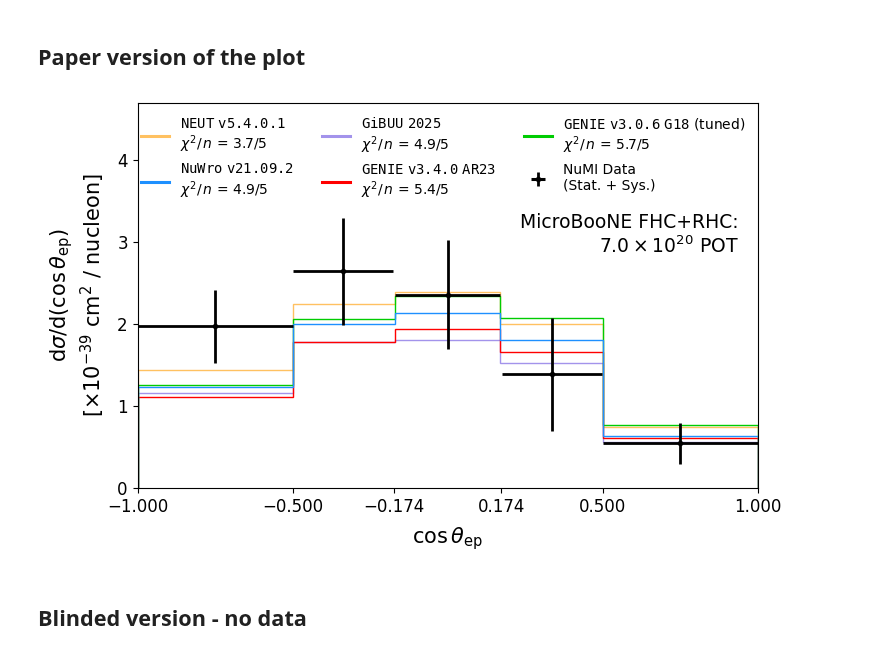
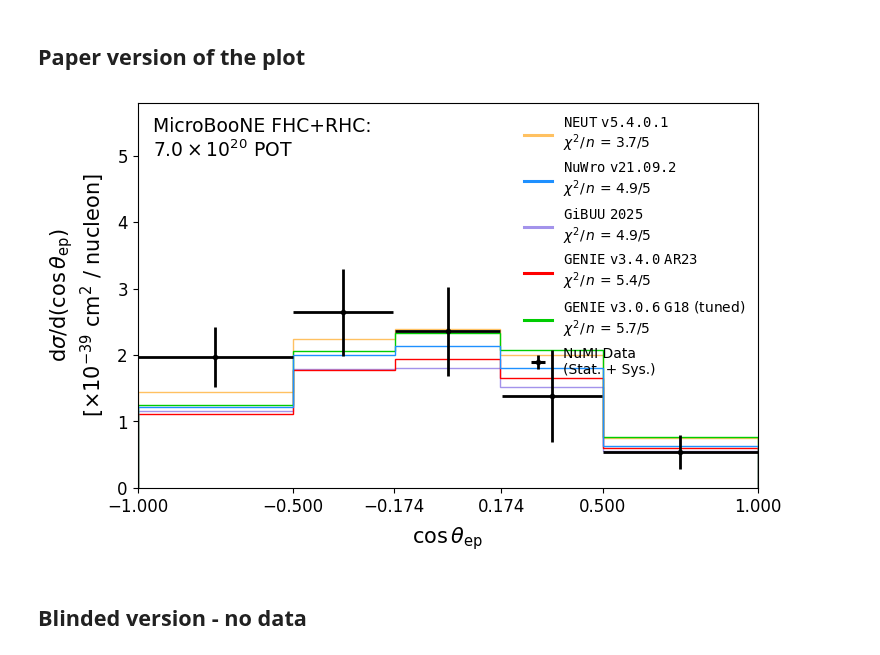
Before and after one commit to abbeybarnard/uB_NuMI_CC_Np, a Jupyter notebook: unfolding.ipynb, the cells around one changed output. Cells and saved outputs as stored; diff of their text form; code cells hidden in the pictures.

```diff
--- a/unfolding.ipynb
+++ b/unfolding.ipynb
@@ -1357,7 +1357,7 @@ nuwro_line = mlines.Line2D([], [], color='dodgerblue',
 data = ax.errorbar(bincenters, result_xsec, xerr=binwidth_plot, yerr=y_err, fmt='o', color='black', ecolor='black', markersize=3,
                    label='NuMI Data\n(Stat. + Sys.)', linewidth=2)
 
-ax.set_ylim(0, 4.7)
+ax.set_ylim(0, 5.8)
 ax.set_xlim(bins[0], xhigh)
 
 
@@ -1371,40 +1371,40 @@ ax.set_xlabel(x_label, fontsize=15, labelpad=7)
 
 if xvar == 'tksh_angle':
     ax.set_ylabel("d$\\sigma$/d(" + x_label + ")\n[$\\times 10^{-39}$ cm$^{2}$ / nucleon]", fontsize=15, labelpad=7)
 else:
-    ax.set_ylabel("d$\\sigma$/d$\\mathit{E}$\n[$\\times 10^{-39}$ cm$^{2}$ / GeV / nucleon]", fontsize=15, labelpad=7)
+    ax.set_ylabel("d$\\sigma$/d$\\mathit{E}_{\mathrm{vis}}$\n[$\\times 10^{-39}$ cm$^{2}$ / GeV / nucleon]", fontsize=15, labelpad=7)
 
-leg = ax.legend(fontsize=10, frameon=False, ncol=3, loc='upper right',
+leg = ax.legend(fontsize=10, frameon=False, ncol=1, loc='upper right',
                 handles=[neut_line, nuwro_line, gibuu_line, genie_line, geniecv_line, data])
 
 for legobj in leg.legend_handles:
     legobj.set_linewidth(2.2)
 
-# ax.text(0.025, 0.861, "MicroBooNE FHC+RHC:\n$7.0\\times10^{20}$ POT",
-#         fontsize=13.5, transform=ax.transAxes, horizontalalignment='left')
+ax.text(0.025, 0.861, "MicroBooNE FHC+RHC:\n$7.0\\times10^{20}$ POT",
+        fontsize=13.5, transform=ax.transAxes, horizontalalignment='left')
 
-ax.text(0.97, 0.61, "MicroBooNE FHC+RHC:\n$7.0\\times10^{20}$ POT",
-        fontsize=13.5, transform=ax.transAxes, horizontalalignment='right')
+# ax.text(0.97, 0.61, "MicroBooNE FHC+RHC:\n$7.0\\times10^{20}$ POT",
+#         fontsize=13.5, transform=ax.transAxes, horizontalalignment='right')
 
 #ax.text(0.025, 0.87, "MicroBooNE FHC+RHC: $7.0\\times10^{20}$ POT \nIn Progress",
         #fontsize=12, transform=ax.transAxes, horizontalalignment='left')
 
 #ax.text(0.025, 0.915, "MicroBooNE FHC: $2.0\\times10^{20}$ POT",
         #fontsize=13.5, transform=ax.transAxes, horizontalalignment='left')
 
 #ax.text(0.025, 0.915, "MicroBooNE RHC: $5.0\\times10^{20}$ POT",
         #fontsize=13.5, transform=ax.transAxes, horizontalalignment='left')
 
 # Save the figure
 #plt.savefig("/Users/abarnard/phd/ccnp/uBNuMI_CC1eNp/plots/unfolded/result_"+xvar+".pdf", transparent=False, bbox_inches='tight')
 
 #plt.savefig("/Users/abarnard/Desktop/analysis_plots/unfolded/result_"+xvar+".pdf", transparent=False, bbox_inches='tight')
 
 plt.savefig("/Users/abarnard/Downloads/result_"+xvar+".pdf", transparent=False, bbox_inches='tight')
 
 plt.show()
 # %% [output]
-[figure, old version]
+[figure, new version]
 # %% [markdown]
 ## Blinded version - no data
 # %%
```
Also changed, not shown: parts of 8 cells of this notebook, 6 other files.
